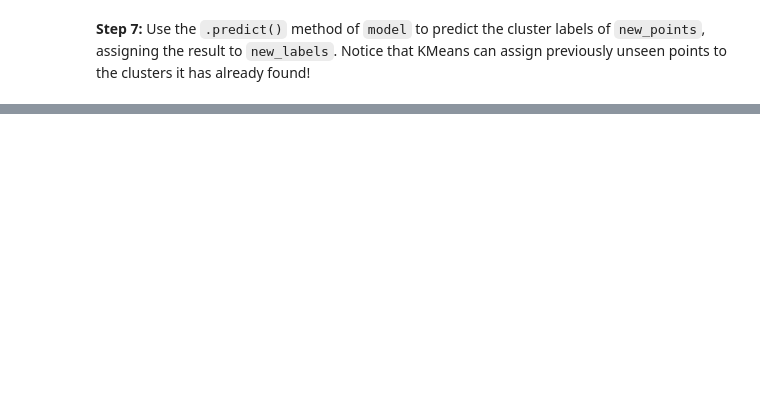
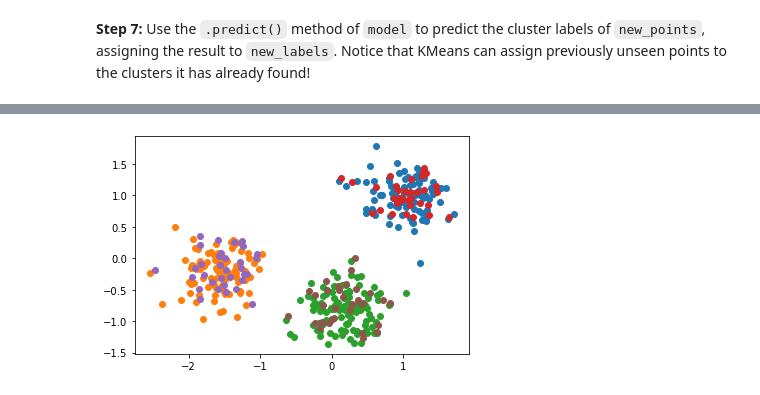
Before and after one commit to Islompulatov/strive_exer_ai_feb22, a Jupyter notebook: Chapter 02/02. Clustering/02. Hierarchical Clustering/exercises/ml3.ipynb, the cells around one changed output, grey strips where cells are left out. Saved outputs shown, nothing was run; the diff lists cells and outputs as text; code cells hidden in the pictures; blank space fills up the shorter version.

```diff
--- a/Chapter 02/02. Clustering/02. Hierarchical Clustering/exercises/ml3.ipynb
+++ b/Chapter 02/02. Clustering/02. Hierarchical Clustering/exercises/ml3.ipynb
@@ -245,0 +284,13 @@ raise NotImplementedError()
+# %%
+#plot all the points together
+
+# YOUR CODE HERE
+plt.scatter(data_0[:,0],data_0[:,1])
+plt.scatter(data_1[:,0],data_1[:,1])
+plt.scatter(data_2[:,0],data_2[:,1])
+plt.scatter(new_0[:,0],new_0[:,1])
+plt.scatter(new_1[:,0],new_1[:,1])
+plt.scatter(new_2[:,0],new_2[:,1])
+plt.show()
+# %% [output]
+[figure, added]
```
Also changed, not shown: parts of 15 cells of this notebook.
